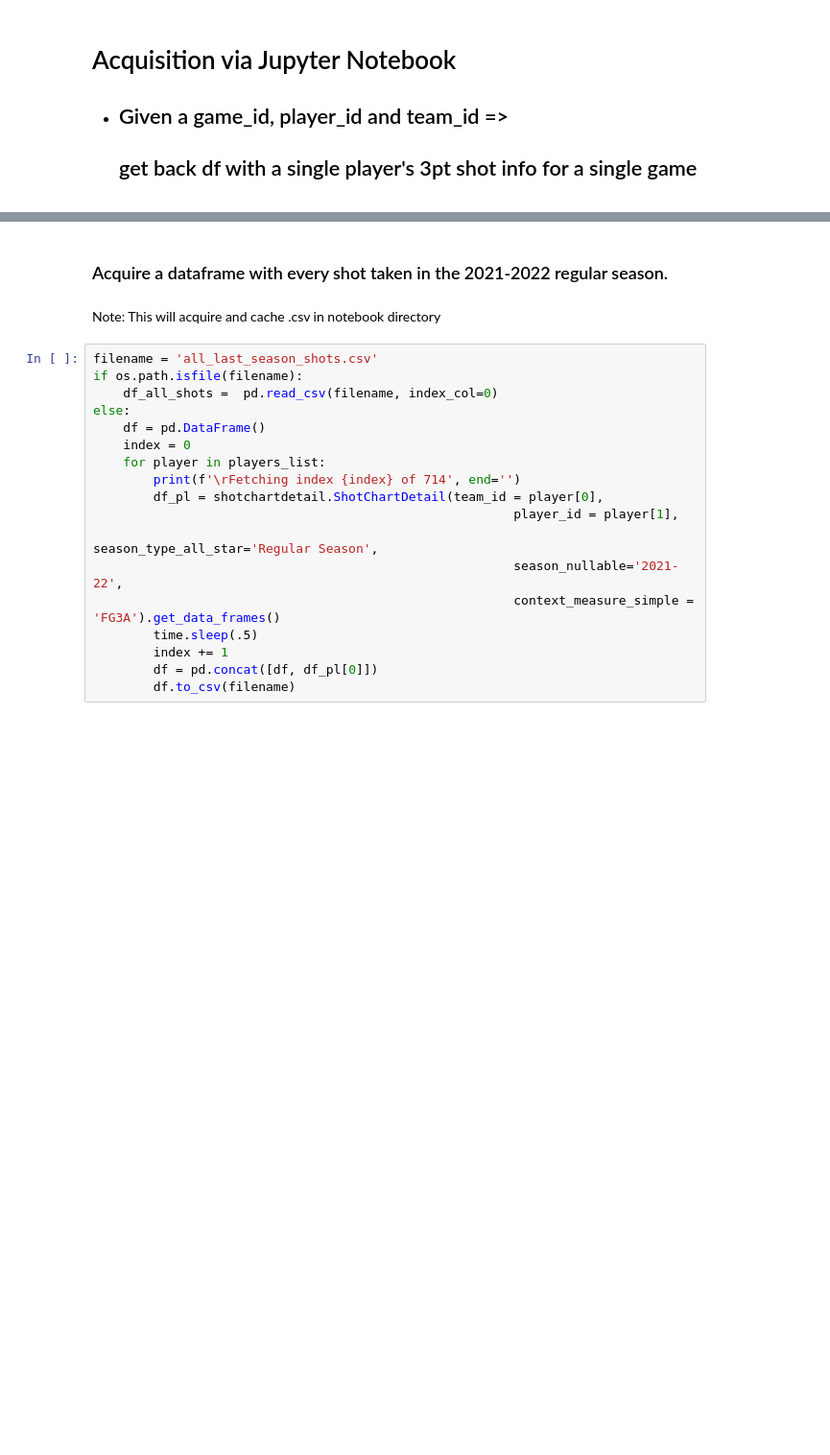
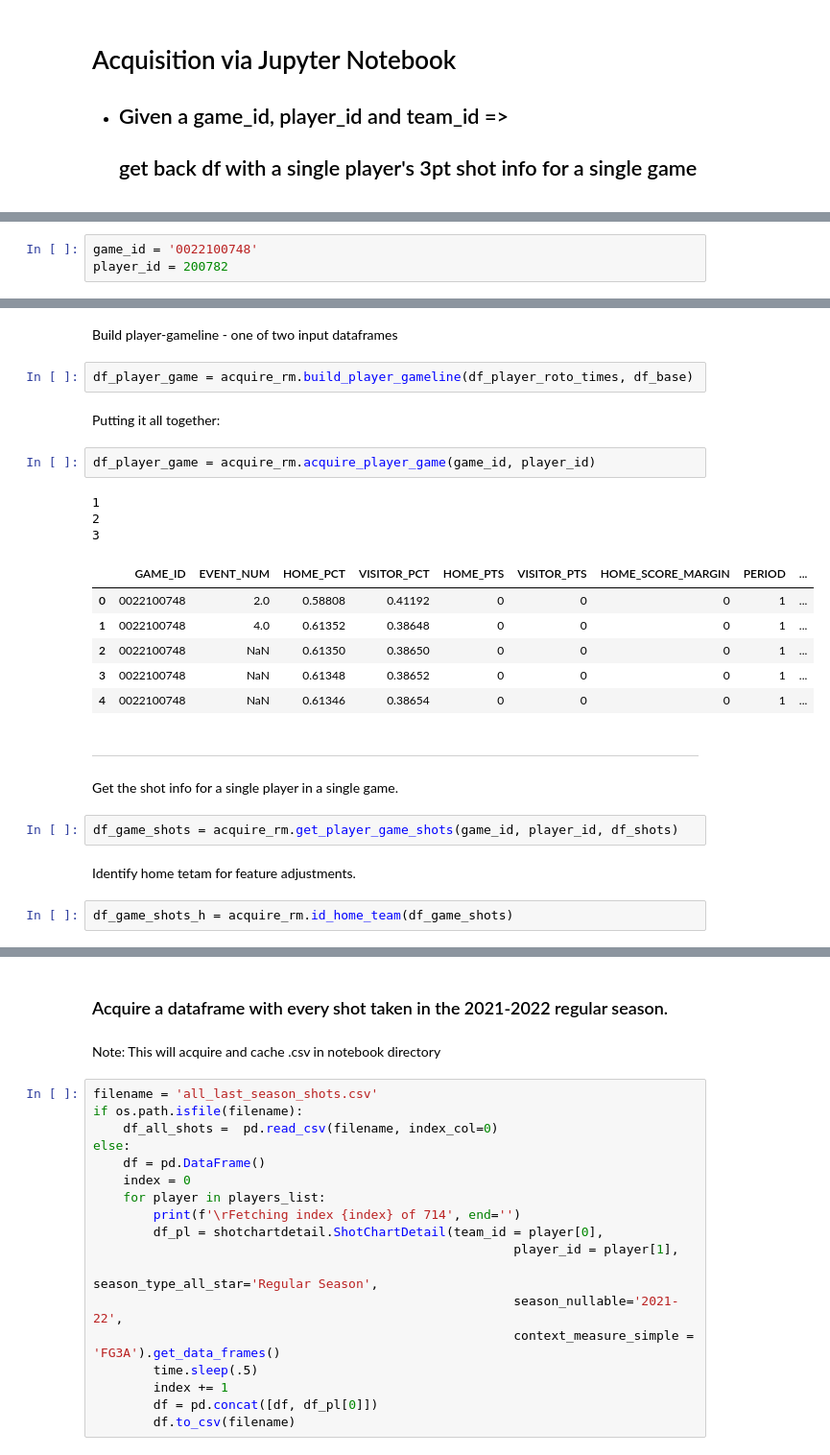
Before and after one commit to Eyring-Miller-Muriithi-capstone/shot-caller-for-ballers, a Jupyter notebook: Notebooks/Ryan/ryan_acquire_workbook_refined.ipynb, the cells around one changed output, grey strips where cells are left out. Shown at 96% size. Saved outputs shown, nothing was run; the diff lists cells and outputs as text; blank space fills up the shorter version.

```diff
--- a/Notebooks/Ryan/ryan_acquire_workbook_refined.ipynb
+++ b/Notebooks/Ryan/ryan_acquire_workbook_refined.ipynb
@@ -33,0 +76,3 @@ pd.set_option('display.max_columns', None)
+# %%
+game_id = '0022100748'
+player_id = 200782
@@ -33,0 +100,28 @@ pd.set_option('display.max_columns', None)
+# %% [markdown]
+Build player-gameline - one of two input dataframes
+# %%
+df_player_game = acquire_rm.build_player_gameline(df_player_roto_times, df_base)
+# %% [markdown]
+Putting it all together:
+# %%
+df_player_game = acquire_rm.acquire_player_game(game_id, player_id)
+# %% [output]
+1
+2
+3
+|  | GAME_ID | EVENT_NUM | HOME_PCT | VISITOR_PCT | HOME_PTS | VISITOR_PTS | HOME_SCORE_MARGIN | PERIOD | ... |
+| 0 | 0022100748 | 2.0 | 0.58808 | 0.41192 | 0 | 0 | 0 | 1 | ... |
+| 1 | 0022100748 | 4.0 | 0.61352 | 0.38648 | 0 | 0 | 0 | 1 | ... |
+| 2 | 0022100748 | NaN | 0.61350 | 0.38650 | 0 | 0 | 0 | 1 | ... |
+| 3 | 0022100748 | NaN | 0.61348 | 0.38652 | 0 | 0 | 0 | 1 | ... |
+| 4 | 0022100748 | NaN | 0.61346 | 0.38654 | 0 | 0 | 0 | 1 | ... |
+# %% [markdown]
+----
+# %% [markdown]
+Get the shot info for a single player in a single game.
+# %%
+df_game_shots = acquire_rm.get_player_game_shots(game_id, player_id, df_shots)
+# %% [markdown]
+Identify home tetam for feature adjustments.
+# %%
+df_game_shots_h = acquire_rm.id_home_team(df_game_shots)
```
Also changed, not shown: parts of 58 cells of this notebook.
